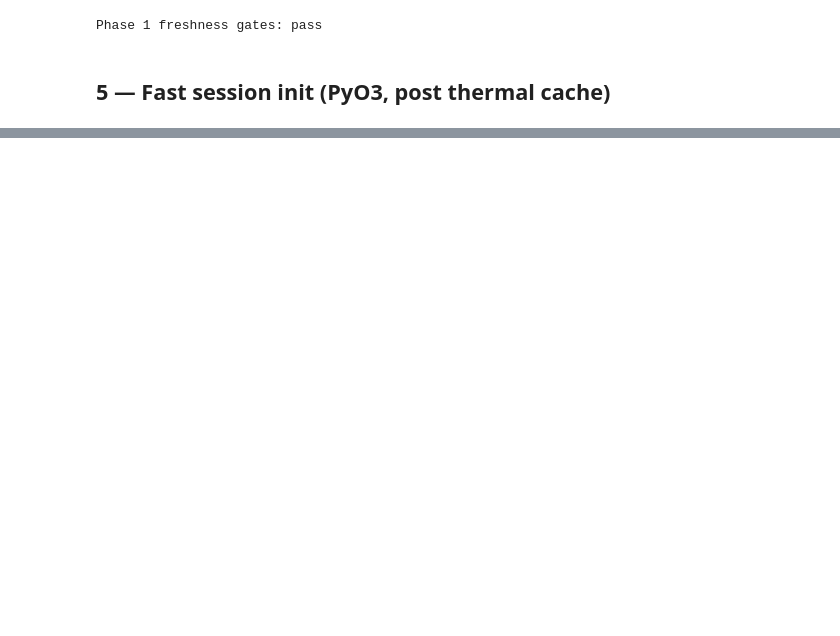
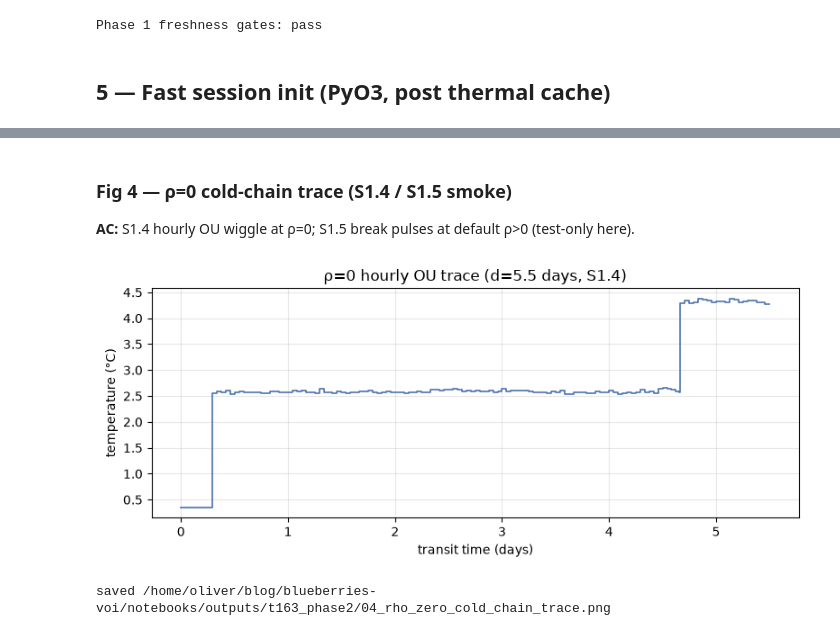
Before and after one commit to OliverEvans96/blueberries-voi, a Jupyter notebook: notebooks/t163_arrival_breaks_validation.ipynb, the cells around one changed output, grey strips where cells are left out. Cells and saved outputs as stored; diff of their text form; code cells hidden in the pictures; blank space fills up the shorter version.

```diff
--- a/notebooks/t163_arrival_breaks_validation.ipynb
+++ b/notebooks/t163_arrival_breaks_validation.ipynb
@@ -219,0 +334,21 @@ EngineSession.init: 12961 ms
+# %% [markdown]
+### Fig 4 — ρ=0 cold-chain trace (S1.4 / S1.5 smoke)
+
+**AC:** S1.4 hourly OU wiggle at ρ=0; S1.5 break pulses at default ρ>0 (test-only here).
+# %%
+times = np.array(trace["times_d"])
+temps = np.array(trace["temps_c"])
+fig, ax = plt.subplots(figsize=(8, 3.5))
+ax.plot(times, temps, color="#4C72B0", lw=1.2)
+ax.set_xlabel("transit time (days)")
+ax.set_ylabel("temperature (°C)")
+ax.set_title(f"ρ=0 hourly OU trace (d={trace['duration_d']} days, S1.4)")
+ax.grid(True, alpha=0.3)
+fig.tight_layout()
+p = FIG_DIR / "04_rho_zero_cold_chain_trace.png"
+fig.savefig(p, dpi=150)
+plt.show()
+print("saved", p)
+# %% [output]
+[figure, added]
+saved /home/oliver/blog/blueberries-voi/notebooks/outputs/t163_phase2/04_rho_zero_cold_chain_trace.png
```
Also changed, not shown: parts of 21 cells of this notebook, 9 other files.
